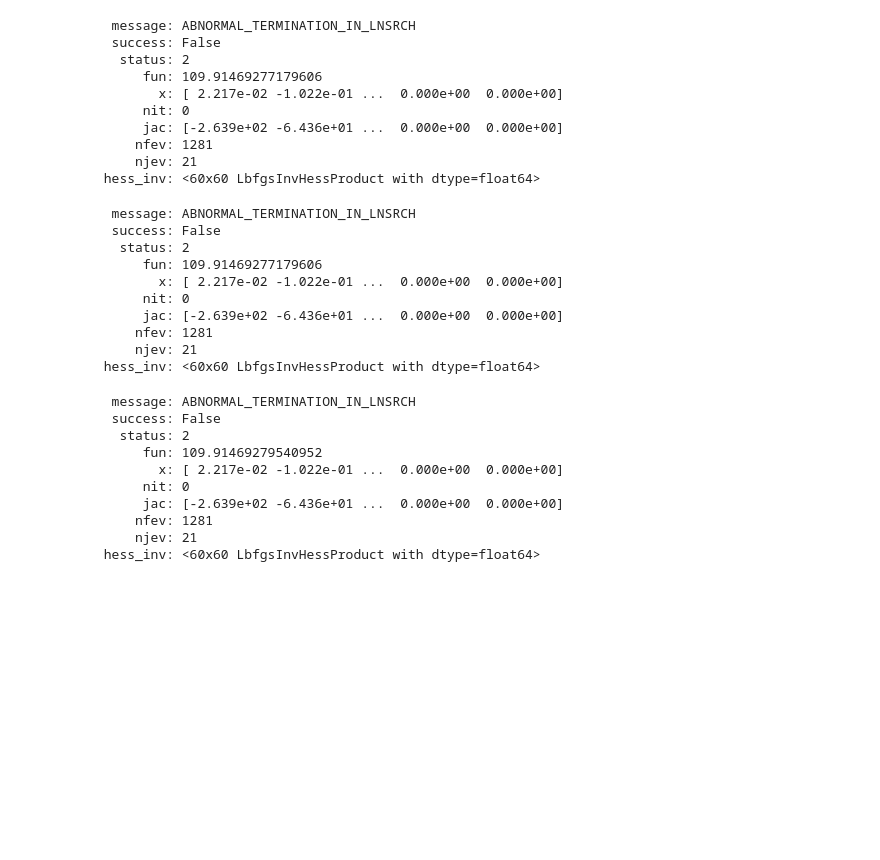
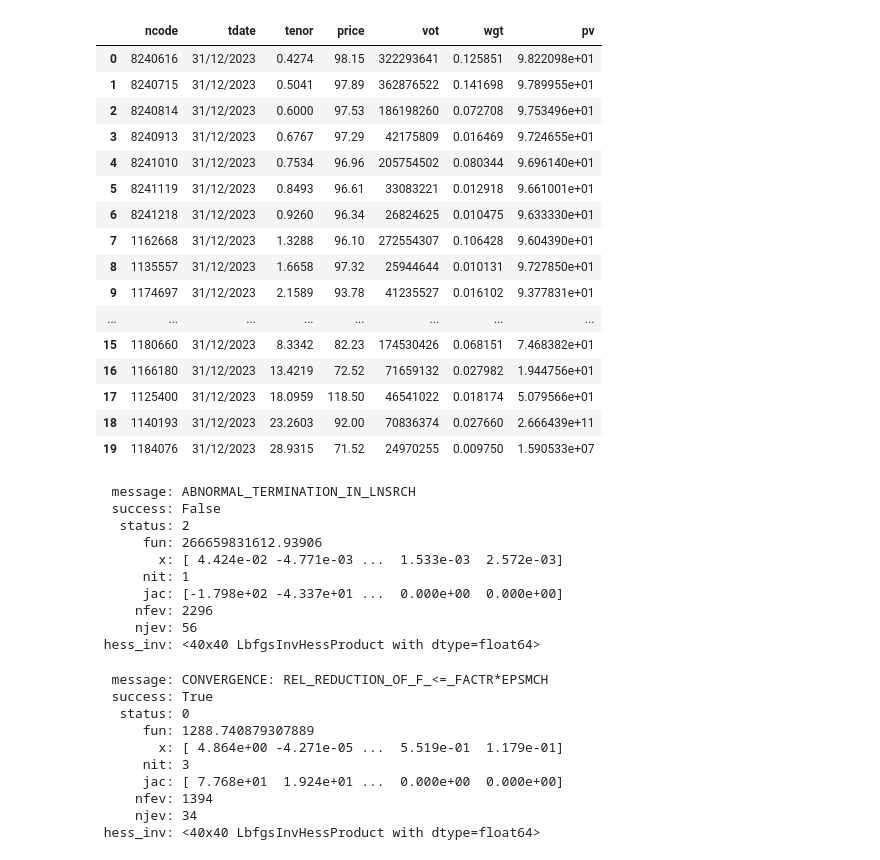
Before and after one commit to OArbili/CubicForwardSpline, a Jupyter notebook: notebooks/test.ipynb, the cells around one changed output. Cells and saved outputs as stored; diff of their text form; code cells hidden in the pictures; blank space fills up the shorter version.

```diff
--- a/notebooks/test.ipynb
+++ b/notebooks/test.ipynb
@@ -39,0 +49,2 @@ test_cfs.run_one_time()
+# %%
+res = test_cfs.run_linear(in_method="Nelder-Mead")
@@ -41,0 +89,2 @@ res = test_cfs.run_linear()
+# %%
+res = test_cfs.run_cubic_spline(in_method="Nelder-Mead")
@@ -41,0 +110,2 @@ res = test_cfs.run_linear()
+# %%
+res = test_cfs.run_cubic_spline()
@@ -42,13 +131,33 @@ res = test_cfs.run_linear()
+# %%
+test_cfs.prices.merge(test_cfs.calc_prices,on="ncode")
+# %% [output]
+|  | ncode | tdate | tenor | price | vot | wgt | pv |
+| 0 | 8240616 | 31/12/2023 | 0.4274 | 98.15 | 322293641 | 0.125851 | 9.822098e+01 |
+| 1 | 8240715 | 31/12/2023 | 0.5041 | 97.89 | 362876522 | 0.141698 | 9.789955e+01 |
+| 2 | 8240814 | 31/12/2023 | 0.6000 | 97.53 | 186198260 | 0.072708 | 9.753496e+01 |
+| 3 | 8240913 | 31/12/2023 | 0.6767 | 97.29 | 42175809 | 0.016469 | 9.724655e+01 |
+| 4 | 8241010 | 31/12/2023 | 0.7534 | 96.96 | 205754502 | 0.080344 | 9.696140e+01 |
+| 5 | 8241119 | 31/12/2023 | 0.8493 | 96.61 | 33083221 | 0.012918 | 9.661001e+01 |
+| 6 | 8241218 | 31/12/2023 | 0.9260 | 96.34 | 26824625 | 0.010475 | 9.633330e+01 |
+| 7 | 1162668 | 31/12/2023 | 1.3288 | 96.10 | 272554307 | 0.106428 | 9.604390e+01 |
+| 8 | 1135557 | 31/12/2023 | 1.6658 | 97.32 | 25944644 | 0.010131 | 9.727850e+01 |
+| 9 | 1174697 | 31/12/2023 | 2.1589 | 93.78 | 41235527 | 0.016102 | 9.377831e+01 |
+| ... | ... | ... | ... | ... | ... | ... | ... |
+| 15 | 1180660 | 31/12/2023 | 8.3342 | 82.23 | 174530426 | 0.068151 | 7.468382e+01 |
+| 16 | 1166180 | 31/12/2023 | 13.4219 | 72.52 | 71659132 | 0.027982 | 1.944756e+01 |
+| 17 | 1125400 | 31/12/2023 | 18.0959 | 118.50 | 46541022 | 0.018174 | 5.079566e+01 |
+| 18 | 1140193 | 31/12/2023 | 23.2603 | 92.00 | 70836374 | 0.027660 | 2.666439e+11 |
+| 19 | 1184076 | 31/12/2023 | 28.9315 | 71.52 | 24970255 | 0.009750 | 1.590533e+07 |
 # %%
 res
 # %% [output]
   message: ABNORMAL_TERMINATION_IN_LNSRCH
   success: False
    status: 2
-      fun: 109.91469277179606
-        x: [ 2.217e-02 -1.022e-01 ...  0.000e+00  0.000e+00]
-      nit: 0
-      jac: [-2.639e+02 -6.436e+01 ...  0.000e+00  0.000e+00]
-     nfev: 1281
-     njev: 21
- hess_inv: <60x60 LbfgsInvHessProduct with dtype=float64>
+      fun: 266659831612.93906
+        x: [ 4.424e-02 -4.771e-03 ...  1.533e-03  2.572e-03]
+      nit: 1
+      jac: [-1.798e+02 -4.337e+01 ...  0.000e+00  0.000e+00]
+     nfev: 2296
+     njev: 56
+ hess_inv: <40x40 LbfgsInvHessProduct with dtype=float64>
@@ -57,26 +164,13 @@ res
 # %%
 res
 # %% [output]
-  message: ABNORMAL_TERMINATION_IN_LNSRCH
-  success: False
-   status: 2
-      fun: 109.91469277179606
-        x: [ 2.217e-02 -1.022e-01 ...  0.000e+00  0.000e+00]
-      nit: 0
-      jac: [-2.639e+02 -6.436e+01 ...  0.000e+00  0.000e+00]
-     nfev: 1281
-     njev: 21
- hess_inv: <60x60 LbfgsInvHessProduct with dtype=float64>
+  message: CONVERGENCE: REL_REDUCTION_OF_F_<=_FACTR*EPSMCH
+  success: True
+   status: 0
+      fun: 1288.740879307889
+        x: [ 4.864e+00 -4.271e-05 ...  5.519e-01  1.179e-01]
+      nit: 3
+      jac: [ 7.768e+01  1.924e+01 ...  0.000e+00  0.000e+00]
+     nfev: 1394
+     njev: 34
+ hess_inv: <40x40 LbfgsInvHessProduct with dtype=float64>
-# %%
-test_cfs.run_cubic_spline()
-# %% [output]
-  message: ABNORMAL_TERMINATION_IN_LNSRCH
-  success: False
-   status: 2
-      fun: 109.91469279540952
-        x: [ 2.217e-02 -1.022e-01 ...  0.000e+00  0.000e+00]
-      nit: 0
-      jac: [-2.639e+02 -6.436e+01 ...  0.000e+00  0.000e+00]
-     nfev: 1281
-     njev: 21
- hess_inv: <60x60 LbfgsInvHessProduct with dtype=float64>
```
Also changed, not shown: parts of 17 cells of this notebook, 5 other files.
